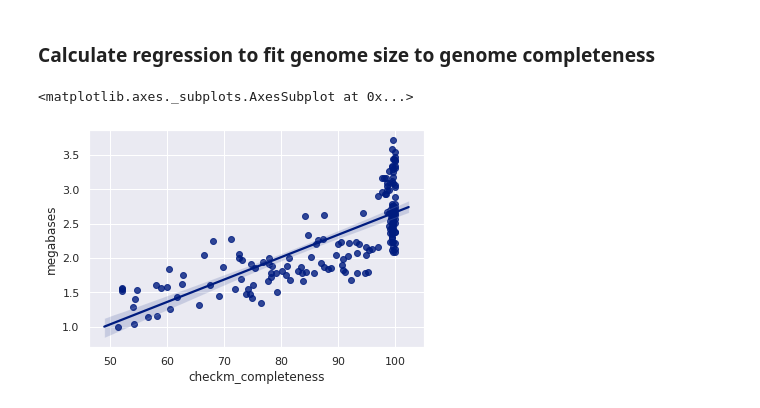
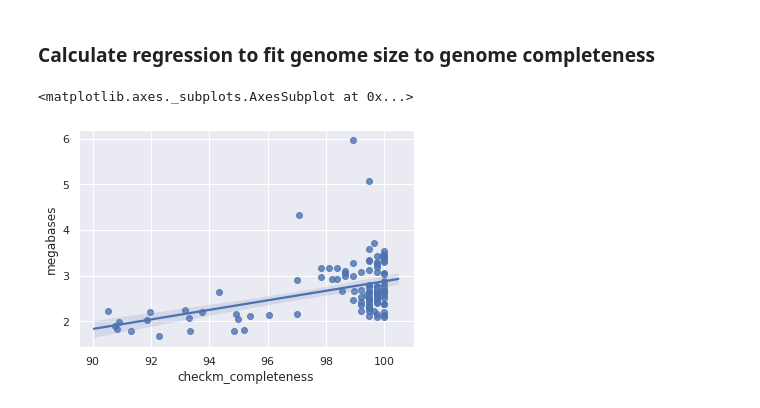
Before and after one commit to vinisalazar/SynechococcusGT, a Jupyter notebook: code/gc_size.ipynb, the cells around one changed output. Drawn from its saved outputs; the diff is of its cells as text; code cells hidden in the pictures.

```diff
--- a/code/gc_size.ipynb
+++ b/code/gc_size.ipynb
@@ -118,7 +214,7 @@ main(data=data, data_=data_, figsize=(10,10), axis_lim=((1,6.5), (40, 70)))
 # %% [markdown]
 ### Calculate regression to fit genome size to genome completeness
 # %%
-sns.regplot(x='checkm_completeness', y='megabases', data=df[(df['quality_filter']) & (df['is_synecho']) & (df['megabases'] < 4)])
+sns.regplot(x='checkm_completeness', y='megabases', data=df[(df['checkm_completeness'] > 90) & (df['is_synecho'])])
 # %% [output]
 <matplotlib.axes._subplots.AxesSubplot at 0x...>
-[figure, old version]
+[figure, new version]
```
Also changed, not shown: parts of 8 cells of this notebook.
